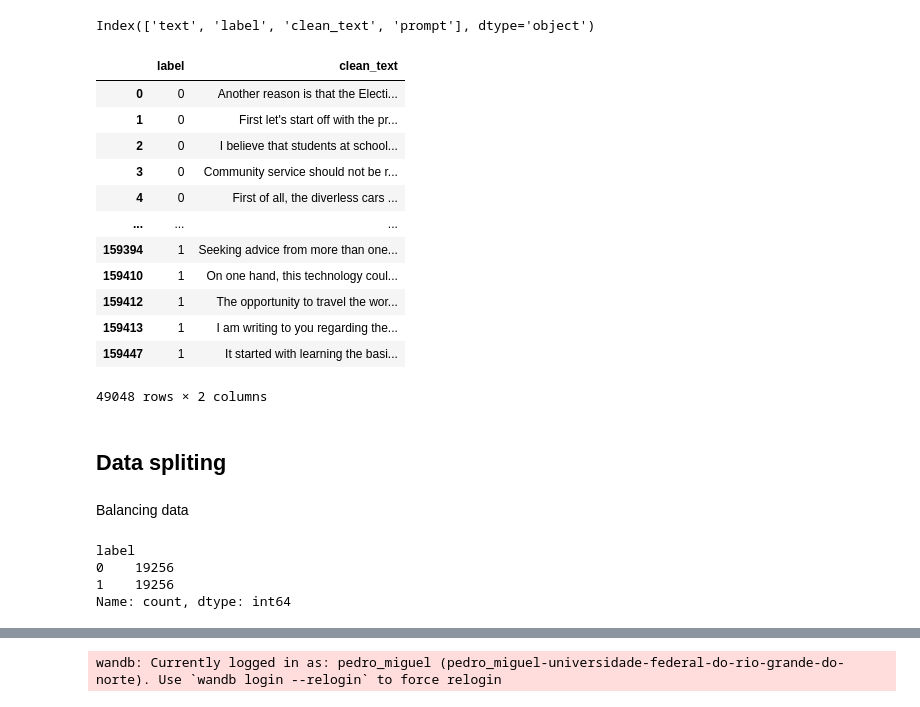
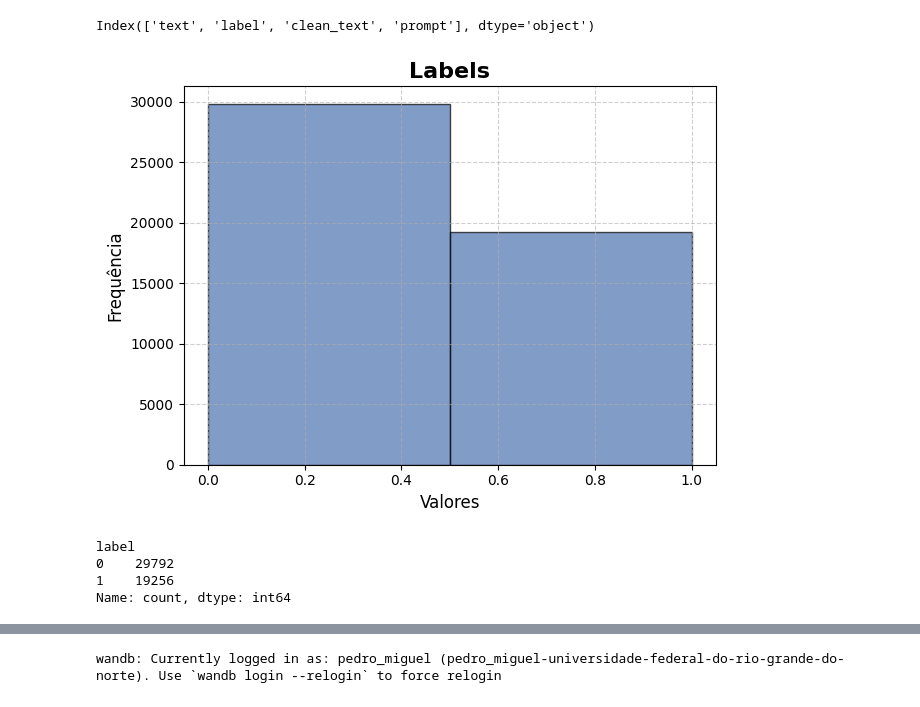
Before and after one commit to Gsdvl/ai-text-recognition, a Jupyter notebook: notebooks/03_preprocessing.ipynb, the cells around one changed output, grey strips where cells are left out. Drawn from its saved outputs; the diff is of its cells as text; code cells hidden in the pictures.

```diff
--- a/notebooks/03_preprocessing.ipynb
+++ b/notebooks/03_preprocessing.ipynb
@@ -211,22 +190,3 @@ Name: count, dtype: int64
 df.columns
 # %% [output]
 Index(['text', 'label', 'clean_text', 'prompt'], dtype='object')
-# %%
-df.drop(columns=['text', 'prompt'], inplace=True)
-df
-# %% [output]
-|  | label | clean_text |
-| 0 | 0 | Another reason is that the Electi... |
-| 1 | 0 | First let's start off with the pr... |
-| 2 | 0 | I believe that students at school... |
-| 3 | 0 | Community service should not be r... |
-| 4 | 0 | First of all, the diverless cars ... |
-| ... | ... | ... |
-| 159394 | 1 | Seeking advice from more than one... |
-| 159410 | 1 | On one hand, this technology coul... |
-| 159412 | 1 | The opportunity to travel the wor... |
-| 159413 | 1 | I am writing to you regarding the... |
-| 159447 | 1 | It started with learning the basi... |
-49048 rows × 2 columns
-# %% [markdown]
-## Data spliting
@@ -235,12 +192,0 @@ X, y = df.clean_text.values, df.label
-# %% [markdown]
-Balancing data
-# %%
-sampler = RandomUnderSampler(random_state=42, sampling_strategy='majority')
-
-X_balanced, y_balanced = sampler.fit_resample(X.reshape(-1, 1), y)
-y_balanced.value_counts() # Balanced data
-# %% [output]
-label
-0    19256
-1    19256
-Name: count, dtype: int64
@@ -248,0 +193,16 @@ X_train, X_test, y_train, y_test = train_test_split(X_balanced, y_balanced, rand
+# %%
+plt.hist(df['label'], bins=2, color='#4c72b0', edgecolor='black', alpha=0.7)
+plt.title('Labels', fontsize=16, fontweight='bold')
+plt.xlabel('Valores', fontsize=12)
+plt.ylabel('Frequência', fontsize=12)
+plt.grid(True, linestyle='--', alpha=0.6)
+plt.tight_layout()
+plt.show()
+
+print(df['label'].value_counts())
+# %% [output]
+[figure, added]
+label
+0    29792
+1    19256
+Name: count, dtype: int64
```
Also changed, not shown: parts of 22 cells of this notebook, 5 other files.
